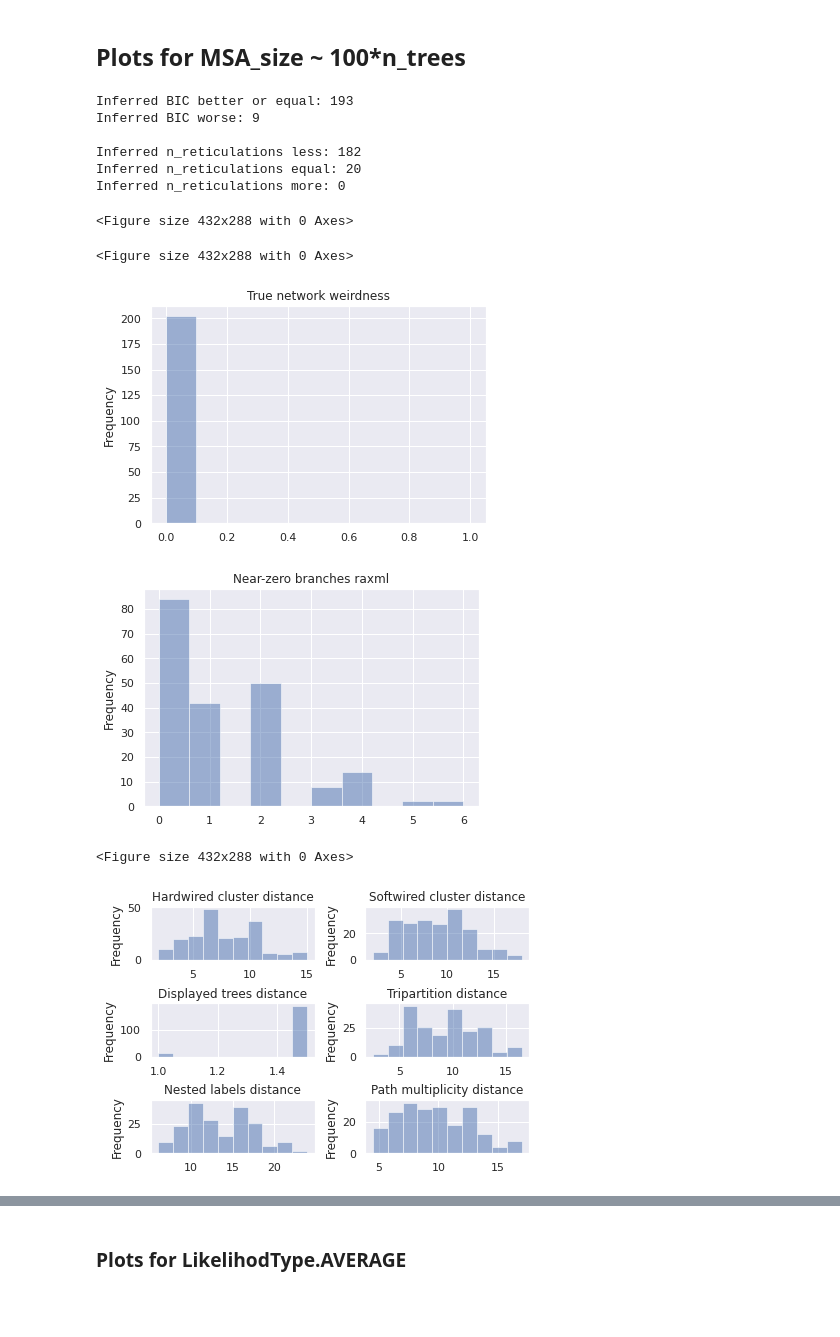
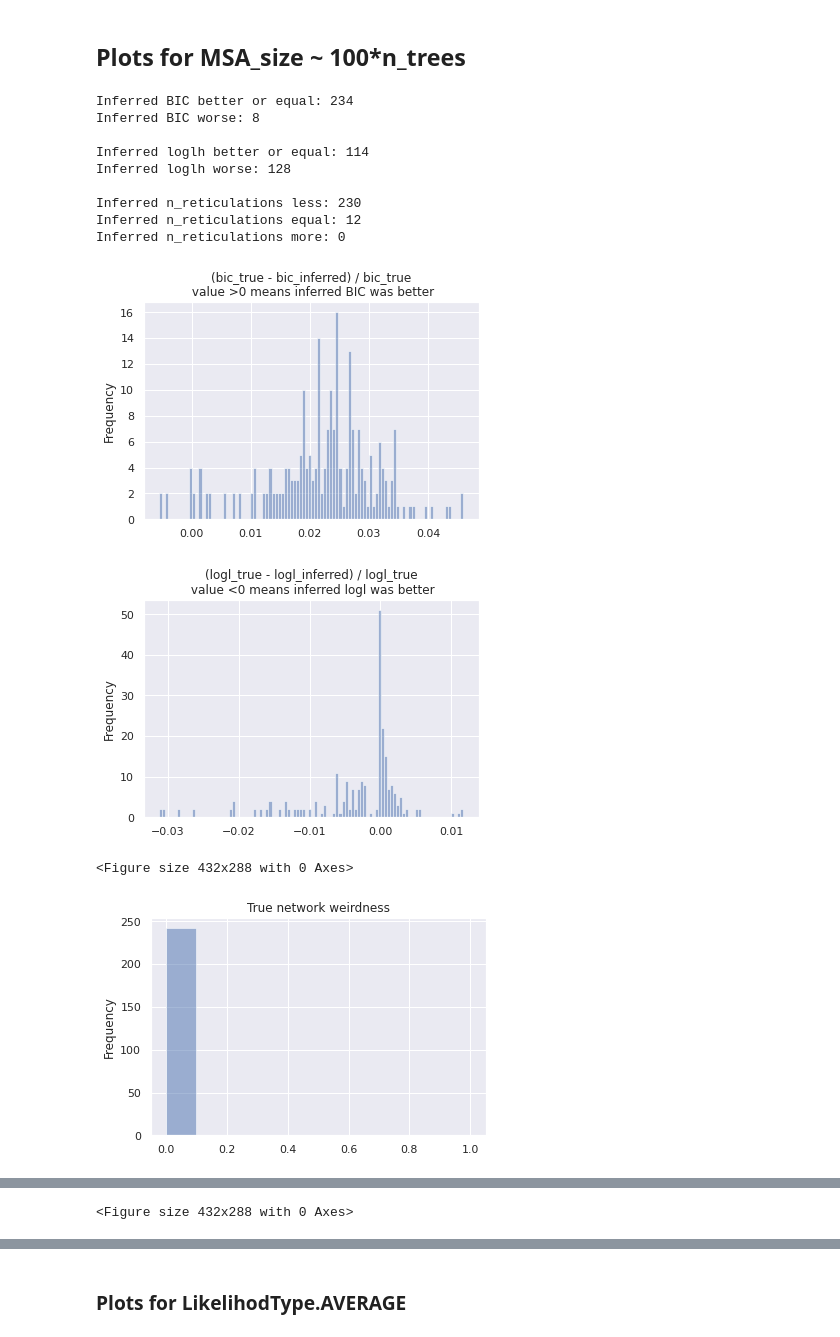
Before and after one commit to lutteropp/NetRAX, a Jupyter notebook: simulator/src/network/logic/NetRAX Experiment Evaluation.ipynb, the cells around one changed output, grey strips where cells are left out. Saved outputs shown, nothing was run; the diff lists cells and outputs as text; code cells hidden in the pictures; blank space fills up the shorter version.

Commit message:
added relative BIC diff and relative loglh diff plots

```diff
--- a/simulator/src/network/logic/NetRAX Experiment Evaluation.ipynb
+++ b/simulator/src/network/logic/NetRAX Experiment Evaluation.ipynb
@@ -8,6 +8,12 @@ sns.set(style="darkgrid")
 def bic_stats(df):
     print("Inferred BIC better or equal: " + str(len(df[df['bic_inferred'] <= df['bic_true']])))
     print("Inferred BIC worse: " + str(len(df[df['bic_inferred'] > df['bic_true']])))
+    df['bic_diff'].plot.hist(bins=100, alpha=0.5, title='(bic_true - bic_inferred) / bic_true\n value >0 means inferred BIC was better')
+
+def logl_stats(df):
+    print("Inferred loglh better or equal: " + str(len(df[df['logl_inferred'] >= df['logl_true']])))
+    print("Inferred loglh worse: " + str(len(df[df['logl_inferred'] < df['logl_true']])))
+    df['logl_diff'].plot.hist(bins=100, alpha=0.5, title='(logl_true - logl_inferred) / logl_true\n value <0 means inferred logl was better')
 
 def reticulation_stats(df):
     print("Inferred n_reticulations less: " + str(len(df[df['n_reticulations_inferred'] < df['n_reticulations']])))
@@ -34,21 +40,29 @@ def build_stats(df):
     bic_stats(df)
     print("")
     plt.figure(1)
+    logl_stats(df)
+    print("")
+    plt.figure(2)
     reticulation_stats(df)
     print("")
-    plt.figure(2)
+    plt.figure(3)
     weirdness_stats(df)
     print("")
-    plt.figure(3)
+    plt.figure(4)
     zero_branches_stats(df)
     print("")
-    plt.figure(4)
+    plt.figure(5)
     distances(df)
 # %% [markdown]
 Load the result CSV:
 # %%
-#df = pd.read_csv('small_network_results.csv')
-df = pd.read_csv('medium_network_norandom_results.csv')
+df = pd.read_csv('small_network_results.csv')
+#df = pd.read_csv('medium_network_norandom_results.csv')
+#df = pd.read_csv('small_network_uniform_results.csv')
+#df = pd.read_csv('medium_network_norandom_uniform_results.csv')
+
+df['bic_diff'] = (df['bic_true'] - df['bic_inferred']) / df['bic_true']
+df['logl_diff'] = (df['logl_true'] - df['logl_inferred']) / df['logl_true']
 # %%
 pd.set_option('display.max_columns', None)
 df.head()
@@ -110,18 +134,19 @@ Inferred n_reticulations more: 0
 # %% [markdown]
 ## Plots for MSA_size ~ 100*n_trees
 # %%
-df_raxml_only_msasize_100 = df_raxml_only.query('msa_size == 101')
+df_raxml_only_msasize_100 = df_raxml_only.query('(msa_size == 100) | (msa_size == 101)')
 build_stats(df_raxml_only_msasize_100)
 # %% [output]
-Inferred BIC better or equal: 193
-Inferred BIC worse: 9
+Inferred BIC better or equal: 234
+Inferred BIC worse: 8
 
-Inferred n_reticulations less: 182
-Inferred n_reticulations equal: 20
+Inferred loglh better or equal: 114
+Inferred loglh worse: 128
+
+Inferred n_reticulations less: 230
+Inferred n_reticulations equal: 12
 Inferred n_reticulations more: 0
-<Figure size 432x288 with 0 Axes>
-<Figure size 432x288 with 0 Axes>
-[figure, old version]
+[figure, new version]
-[figure, old version]
+[figure, new version]
-<Figure size 432x288 with 0 Axes>
+<Figure size 432x288 with 0 Axes>
-[figure, old version]
+[figure, new version]
@@ -127,0 +154 @@ Inferred n_reticulations more: 0
+<Figure size 432x288 with 0 Axes>
```
Also changed, not shown: parts of 17 cells of this notebook.
